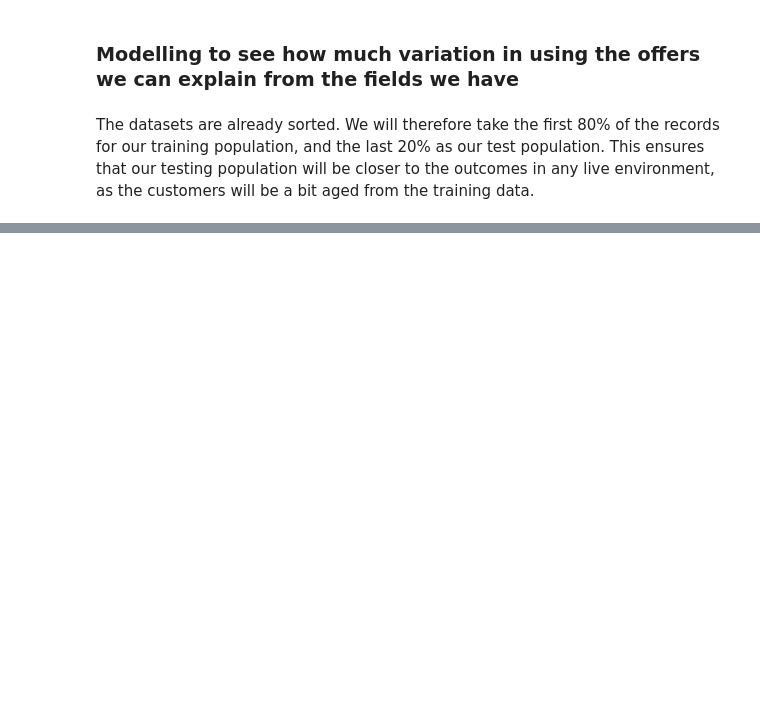
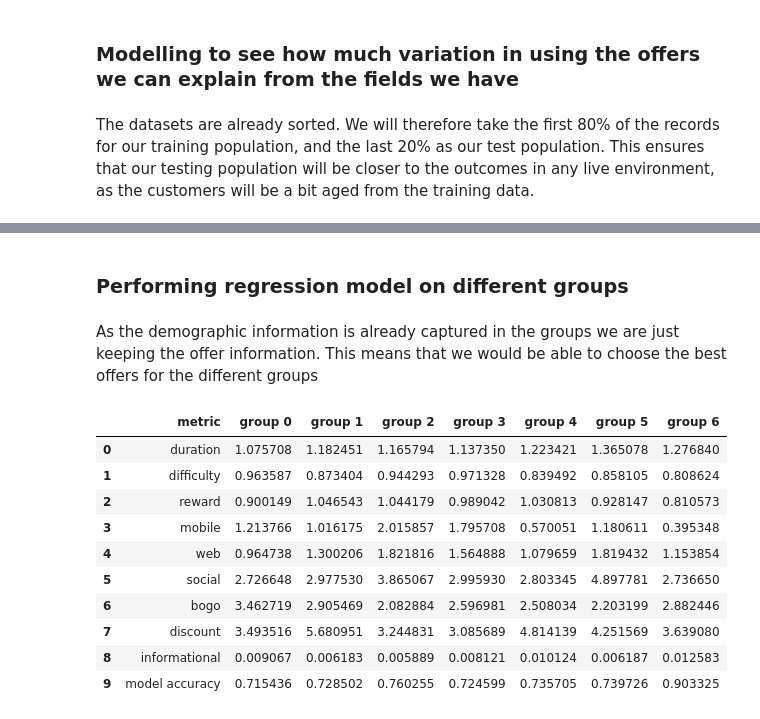
Before and after one commit to disco-rocket/starbucks_capstone, a Jupyter notebook: Starbucks_Capstone_notebook.ipynb, the cells around one changed output, grey strips where cells are left out. Saved outputs shown, nothing was run; the diff lists cells and outputs as text; code cells hidden in the pictures; blank space fills up the shorter version.

```diff
--- a/Starbucks_Capstone_notebook.ipynb
+++ b/Starbucks_Capstone_notebook.ipynb
@@ -1262,0 +916,23 @@ transcript[transcript['person'] == 'fe97aa22dd3e48c8b143116a8403dd52']
+# %%
+#splitting the data into train and testing datasets
+def split_test_train(df,test_size):
+    """
+    Input: df - the dataset you want to split up
+           test_size - a number between 0 and 1 that gives the proportion of the dataset to keep for testing
+
+    Output: X_train the first n(1-test_size) rows with the first column taken out
+            X_test the last n(test_size) rows with the first column taken out
+            y_train the first n(1-test_size) rows with only the first column
+            y_test the first n(test_size) rows with only the first column
+
+    Other info: This assumes that there is a single dependent variable which is stored in the first column
+                The test sample is taken to be those at the end rows of the dataset (assuming these are the newest)
+    """
+    cut_off = round(df.shape[0]*(1-test_size))
+    X_train = df.iloc[0:cut_off,1:]
+    X_test = df.iloc[cut_off:,1:]
+    y_train = df.iloc[0:cut_off,0]
+    y_test = df.iloc[cut_off:,0]
+    return X_train, X_test, y_train, y_test
+X_train, X_test, y_train, y_test = split_test_train(data_to_model,0.2)
+print(X_train.shape, X_test.shape, y_train.shape, y_test.shape)
@@ -1262,0 +1033,38 @@ transcript[transcript['person'] == 'fe97aa22dd3e48c8b143116a8403dd52']
+# %% [markdown]
+### Performing regression model on different groups
+# %% [markdown]
+As the demographic information is already captured in the groups we are just keeping the offer information.
+This means that we would be able to choose the best offers for the different groups
+# %%
+offer_columns = ['final_completed','duration','difficulty','reward'
+                  ,'mobile','web','social','bogo','discount','informational']
+results_list = []
+groups = 7
+for i in range(groups):
+    group_df = offers_cleaned[offers_cleaned['groups'] == i][offer_columns]
+    X_train, X_test, y_train, y_test = split_test_train(group_df ,0.2)
+    results_lg = train_model(LogisticRegression(),'coef_'
+                            ,X_train, y_train, X_test, y_test)
+    results_list.append(np.append(np.exp(results_lg[1][0]),results_lg[0]))
+significance = pd.DataFrame(results_list).T
+column_names = ['group {0}'.format(x) for x in significance.columns]
+significance.columns = column_names
+metrics = offer_columns[1:]
+metrics.append('model accuracy')
+significance['metric'] = metrics
+#swapping columns orders to put metric first
+column_names.insert(0,'metric')
+significance = significance[column_names]
+significance
+# %% [output]
+|  | metric | group 0 | group 1 | group 2 | group 3 | group 4 | group 5 | group 6 |
+| 0 | duration | 1.075708 | 1.182451 | 1.165794 | 1.137350 | 1.223421 | 1.365078 | 1.276840 |
+| 1 | difficulty | 0.963587 | 0.873404 | 0.944293 | 0.971328 | 0.839492 | 0.858105 | 0.808624 |
+| 2 | reward | 0.900149 | 1.046543 | 1.044179 | 0.989042 | 1.030813 | 0.928147 | 0.810573 |
+| 3 | mobile | 1.213766 | 1.016175 | 2.015857 | 1.795708 | 0.570051 | 1.180611 | 0.395348 |
+| 4 | web | 0.964738 | 1.300206 | 1.821816 | 1.564888 | 1.079659 | 1.819432 | 1.153854 |
+| 5 | social | 2.726648 | 2.977530 | 3.865067 | 2.995930 | 2.803345 | 4.897781 | 2.736650 |
+| 6 | bogo | 3.462719 | 2.905469 | 2.082884 | 2.596981 | 2.508034 | 2.203199 | 2.882446 |
+| 7 | discount | 3.493516 | 5.680951 | 3.244831 | 3.085689 | 4.814139 | 4.251569 | 3.639080 |
+| 8 | informational | 0.009067 | 0.006183 | 0.005889 | 0.008121 | 0.010124 | 0.006187 | 0.012583 |
+| 9 | model accuracy | 0.715436 | 0.728502 | 0.760255 | 0.724599 | 0.735705 | 0.739726 | 0.903325 |
```
Also changed, not shown: parts of 67 cells of this notebook.
